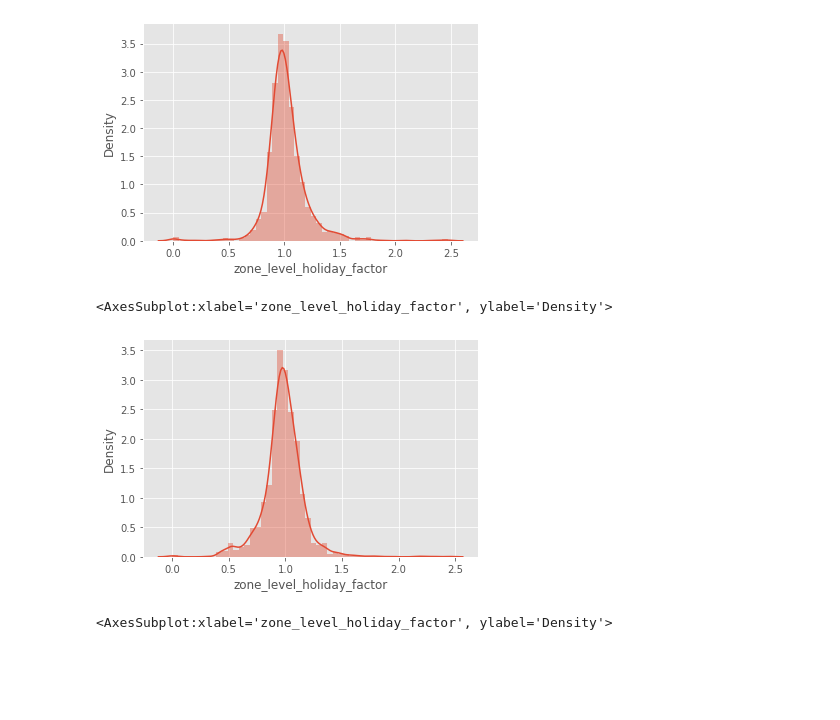
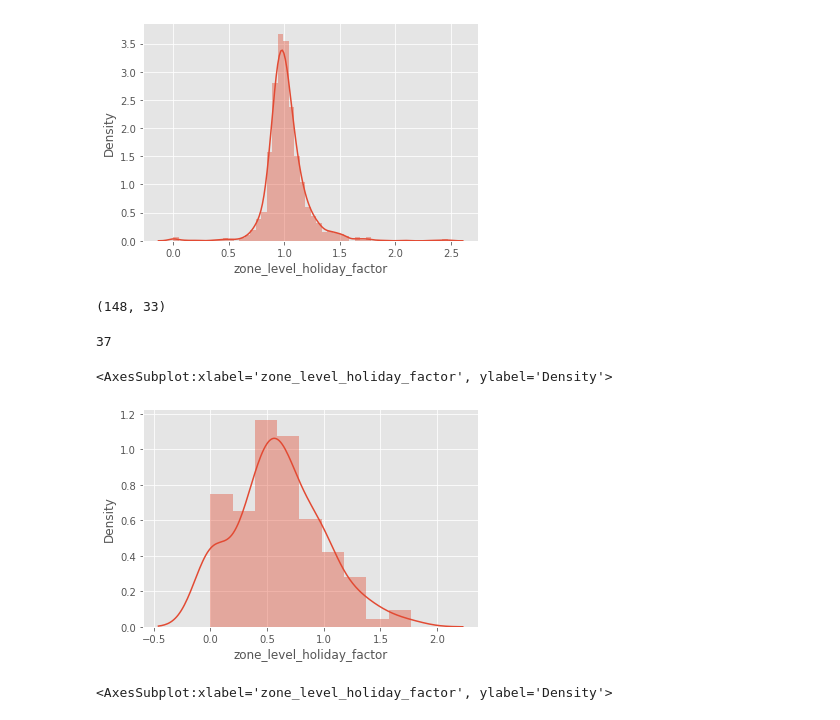
Before and after one commit to soreasy/bayesian_hierarchical_models, a Jupyter notebook: Holiday Effects - Demand Side.ipynb, the cells around one changed output. Saved outputs shown, nothing was run; the diff lists cells and outputs as text; code cells hidden in the pictures; blank space fills up the shorter version.

Commit message:
produce holiday factor estimates for canada day and july 4th

```diff
--- a/Holiday Effects - Demand Side.ipynb
+++ b/Holiday Effects - Demand Side.ipynb
@@ -10,7 +10,7 @@ import matplotlib.pyplot as plt
 import matplotlib.style as style
 style.use('ggplot')
 # %%
-df = pd.read_csv('./df.csv')
+df = pd.read_csv('./df_demand.csv')
 # %%
 df.tail(2)
 # %% [output]
@@ -33,11 +33,19 @@ sns.distplot(df.loc[df.holiday_name == 'Memorial Day_lag2'].zone_level_holiday_f
 # %% [output]
 <AxesSubplot:xlabel='zone_level_holiday_factor', ylabel='Density'>
 [figure]
+# %%
+df.loc[df.holiday_name == 'Canada Day'].shape
+# %% [output]
+(148, 33)
+# %%
+df.loc[df.holiday_name == 'Canada Day'].zone_id.nunique()
+# %% [output]
+37
 # %%
-sns.distplot(df.loc[df.holiday_name == 'Super Bowl'].zone_level_holiday_factor)
+sns.distplot(df.loc[df.holiday_name == 'Canada Day'].zone_level_holiday_factor)
 # %% [output]
 <AxesSubplot:xlabel='zone_level_holiday_factor', ylabel='Density'>
-[figure, old version]
+[figure, new version]
 # %%
 sns.distplot(df.loc[df.holiday_name == "Mother's Day"].zone_level_holiday_factor)
 # %% [output]
```
Also changed, not shown: parts of 41 cells of this notebook, 1 other file.
